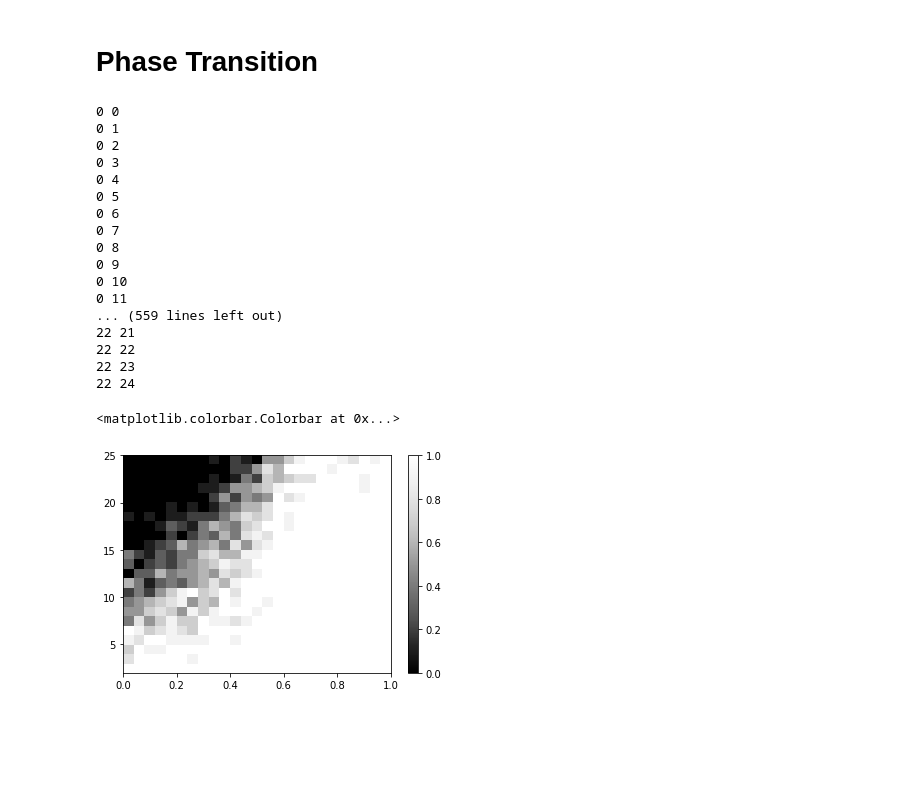
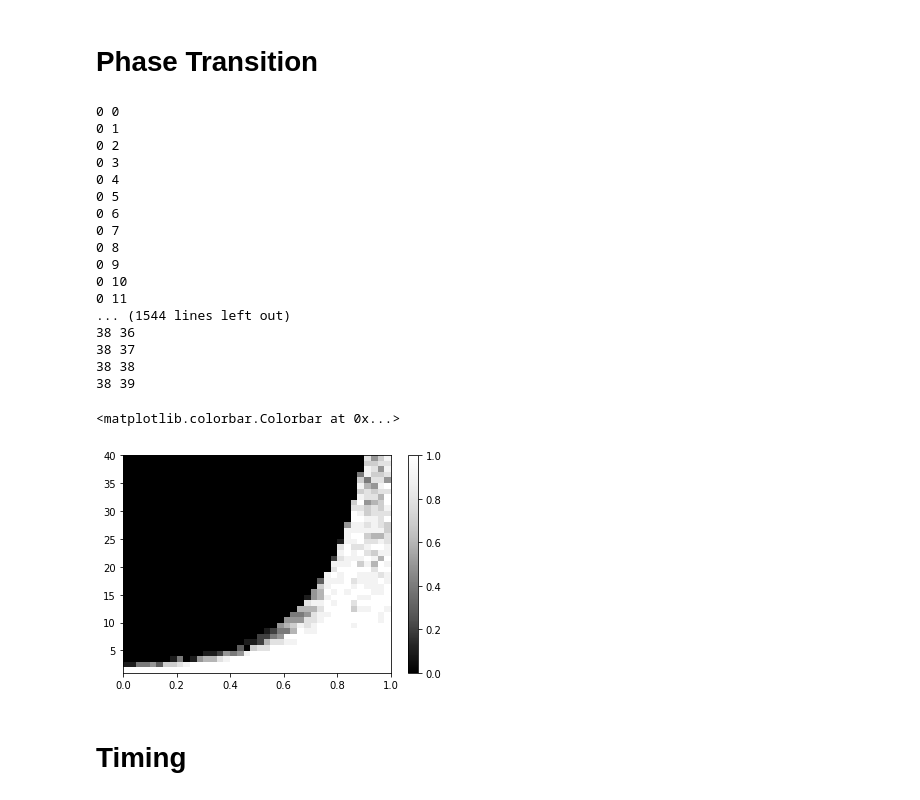
Before and after one commit to eonaran/sr_multisignals, a Jupyter notebook: One Sample Dual Certificates.ipynb, the cells around one changed output. Drawn from its saved outputs; the diff is of its cells as text; code cells hidden in the pictures; blank space fills up the shorter version.

```diff
--- a/One Sample Dual Certificates.ipynb
+++ b/One Sample Dual Certificates.ipynb
@@ -58,15 +52,15 @@ from matplotlib import pyplot as plt
 reload(phase_transition)
 reload(dual_certificates)
 
-fc = 30
+fc = 40
 
 probs = phase_transition.grid_probabilities(
-    test_data.uniform_supports,
+    test_data.jittered_supports,
     test_data.uniform_sign_pattern_1d,
     trig_poly.TrigPoly.dirichlet(fc),
     dual_certificates.interpolate_with_derivative,
-    range(2, 25),
-    np.linspace(0.0, 1.0, 25) / float(fc),
+    range(1, 40),
+    np.linspace(0.05, 1.0, 40) / float(fc),
     num_experiments=10,
     verbose=True)
 # %% [output]
@@ -82,20 +76,22 @@ probs = phase_transition.grid_probabilities(
 0 9
 0 10
 0 11
-... (559 lines left out)
-22 21
-22 22
-22 23
-22 24
+... (1544 lines left out)
+38 36
+38 37
+38 38
+38 39
 # %%
 plt.imshow(
     np.flip(probs, axis=0),
     cmap='Greys_r',
     vmin=0.0,
     vmax=1.0,
-    extent=[0.0, 1.0, 2, 25],
+    extent=[0.0, 1.0, 1, fc],
     aspect='auto')
 plt.colorbar()
 # %% [output]
 <matplotlib.colorbar.Colorbar at 0x...>
-[figure, old version]
+[figure, new version]
+# %% [markdown]
+# Timing
```
Also changed, not shown: parts of 10 cells of this notebook, 2 other files.
